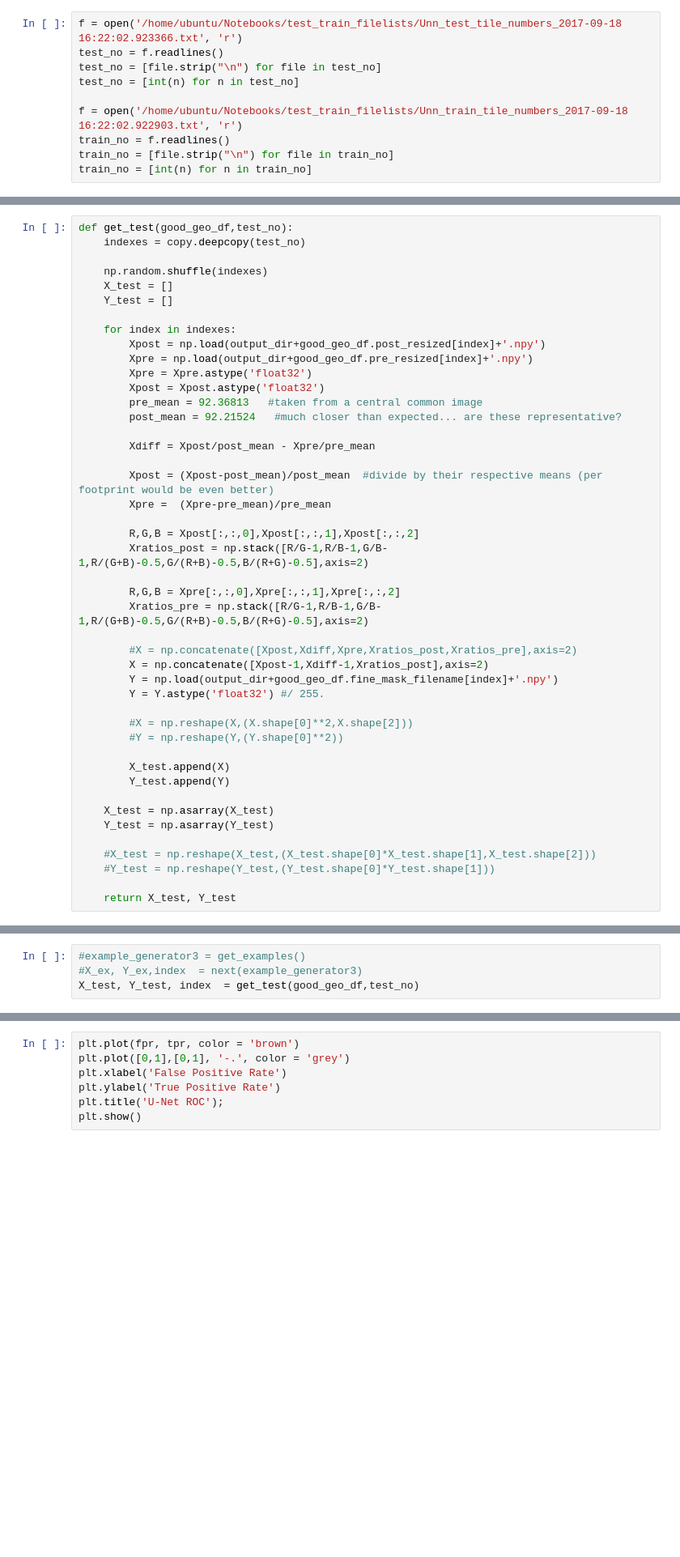
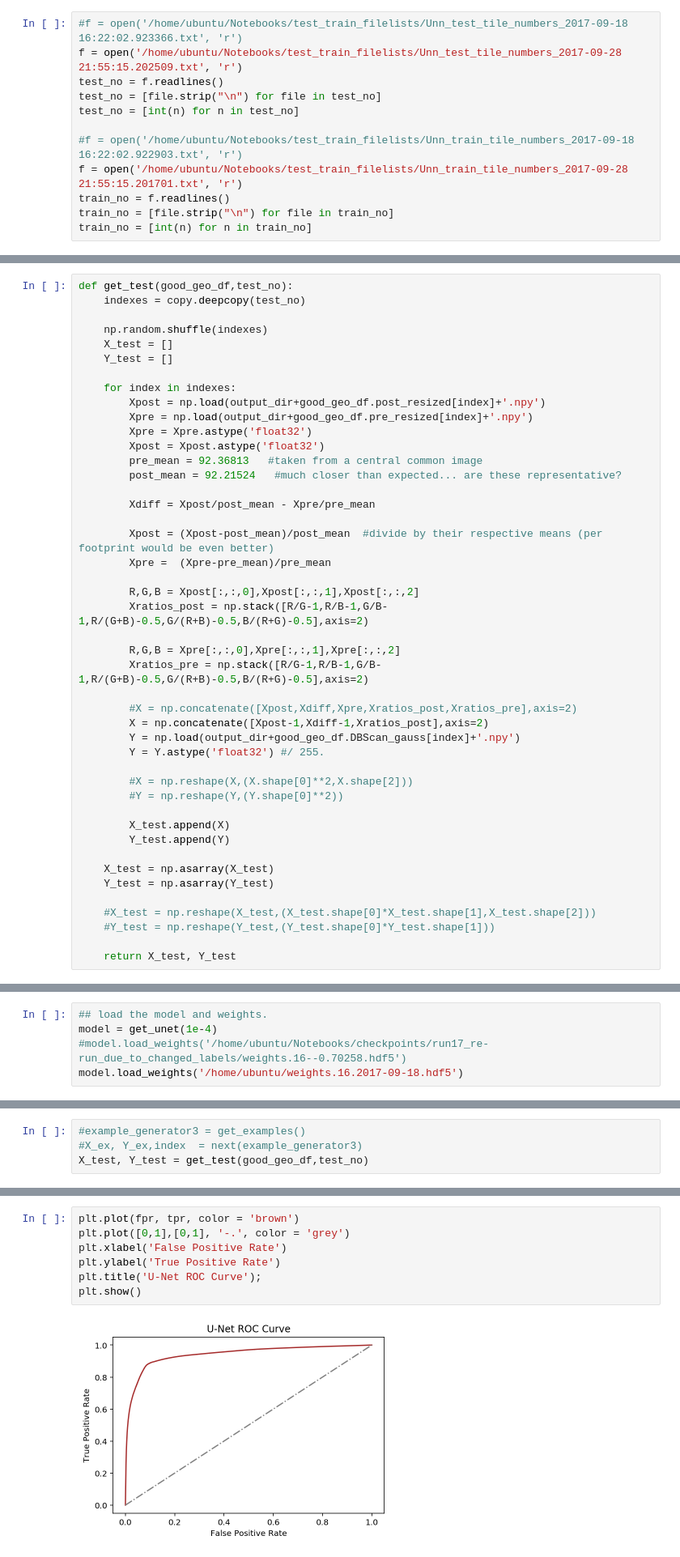
Before and after one commit to Lichtphyz/Houston_flooding, a Jupyter notebook: 06 Test the trained U-Net-9-18 morning.ipynb, the cells around one changed output, grey strips where cells are left out. Shown at 81% size. Drawn from its saved outputs; the diff is of its cells as text; blank space fills up the shorter version.

```diff
--- a/06 Test the trained U-Net-9-18 morning.ipynb
+++ b/06 Test the trained U-Net-9-18 morning.ipynb
@@ -122,11 +122,13 @@ xgb_train_tile_no_2017-09-19 00:09:52.202290.txt
 xgb_train_tile_no.txt
 # %%
-f = open('/home/ubuntu/Notebooks/test_train_filelists/Unn_test_tile_numbers_2017-09-18 16:22:02.923366.txt', 'r')
+#f = open('/home/ubuntu/Notebooks/test_train_filelists/Unn_test_tile_numbers_2017-09-18 16:22:02.923366.txt', 'r')
+f = open('/home/ubuntu/Notebooks/test_train_filelists/Unn_test_tile_numbers_2017-09-28 21:55:15.202509.txt', 'r')
 test_no = f.readlines()
 test_no = [file.strip("\n") for file in test_no]
 test_no = [int(n) for n in test_no]
 
-f = open('/home/ubuntu/Notebooks/test_train_filelists/Unn_train_tile_numbers_2017-09-18 16:22:02.922903.txt', 'r')
+#f = open('/home/ubuntu/Notebooks/test_train_filelists/Unn_train_tile_numbers_2017-09-18 16:22:02.922903.txt', 'r')
+f = open('/home/ubuntu/Notebooks/test_train_filelists/Unn_train_tile_numbers_2017-09-28 21:55:15.201701.txt', 'r')
 train_no = f.readlines()
 train_no = [file.strip("\n") for file in train_no]
 train_no = [int(n) for n in train_no]
@@ -281,7 +283,7 @@ def get_test(good_geo_df,test_no):
 
         #X = np.concatenate([Xpost,Xdiff,Xpre,Xratios_post,Xratios_pre],axis=2)
         X = np.concatenate([Xpost-1,Xdiff-1,Xratios_post],axis=2)
-        Y = np.load(output_dir+good_geo_df.fine_mask_filename[index]+'.npy')
+        Y = np.load(output_dir+good_geo_df.DBScan_gauss[index]+'.npy')
         Y = Y.astype('float32') #/ 255.
 
         #X = np.reshape(X,(X.shape[0]**2,X.shape[2]))
@@ -467,3 +518,8 @@ model.load_weights('checkpoints/weights.43--0.52986.hdf5')
+# %%
+## load the model and weights.
+model = get_unet(1e-4)
+#model.load_weights('/home/ubuntu/Notebooks/checkpoints/run17_re-run_due_to_changed_labels/weights.16--0.70258.hdf5')
+model.load_weights('/home/ubuntu/weights.16.2017-09-18.hdf5')
 # %%
 #check out model accuracy:
 acc_list = []
@@ -485,7 +545,7 @@ from sklearn.metrics import auc
 # %%
 #example_generator3 = get_examples()
 #X_ex, Y_ex,index  = next(example_generator3)
-X_test, Y_test, index  = get_test(good_geo_df,test_no)
+X_test, Y_test = get_test(good_geo_df,test_no)
 # %%
 y_pred = model.predict(X_test)
 # %%
@@ -514,7 +601,9 @@ print("")
 # %%
 plt.plot(fpr, tpr, color = 'brown')
 plt.plot([0,1],[0,1], '-.', color = 'grey')
 plt.xlabel('False Positive Rate')
 plt.ylabel('True Positive Rate')
-plt.title('U-Net ROC');
+plt.title('U-Net ROC Curve');
 plt.show()
+# %% [output]
+[figure, added]
```
Also changed, not shown: parts of 31 cells of this notebook.
